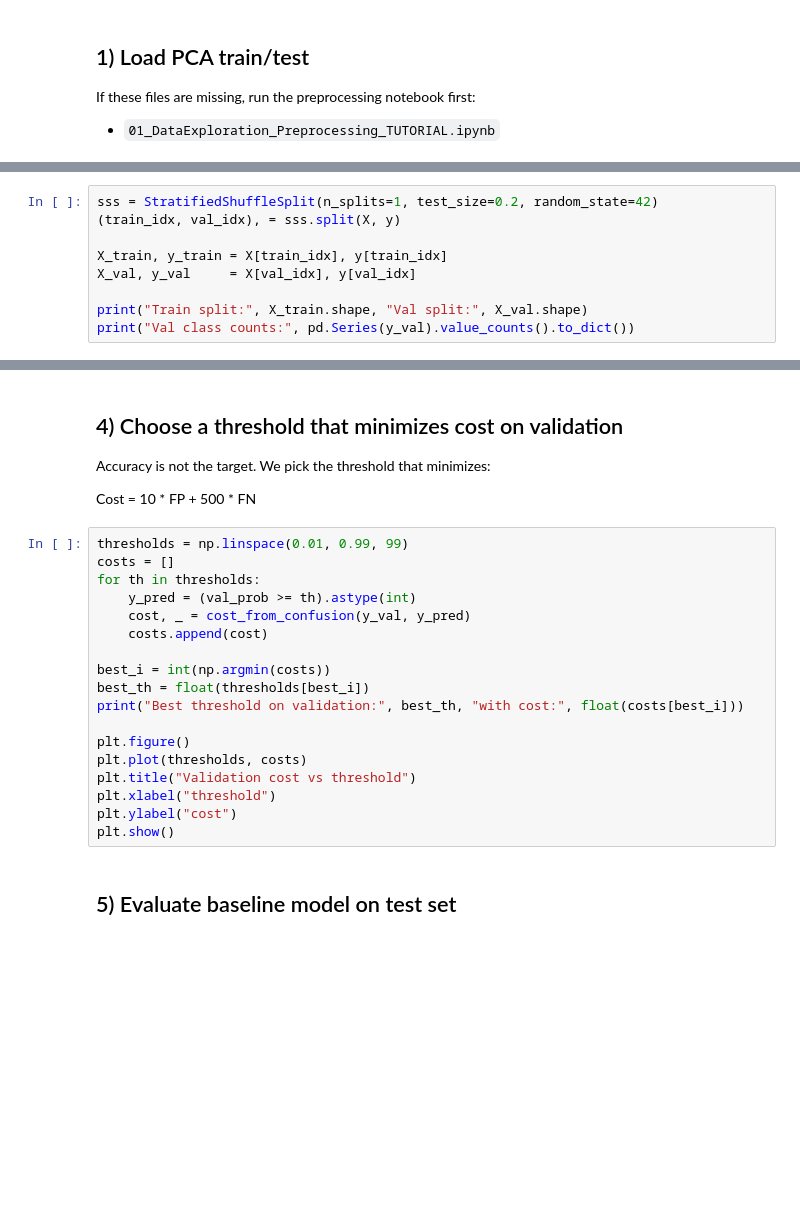
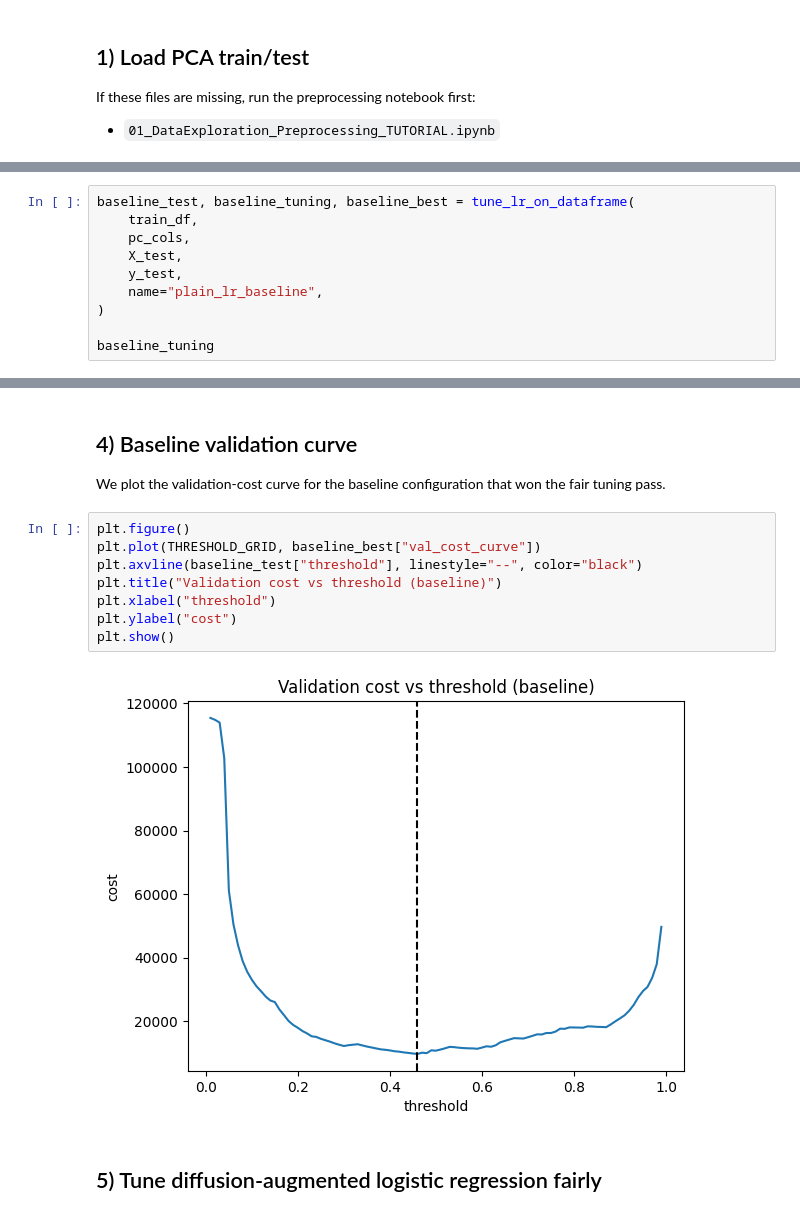
Before and after one commit to rulala/ieee-diffusion-demo, a Jupyter notebook: notebooks/aps/04_Cost_Sensitive_Evaluation_TUTORIAL.ipynb, the cells around one changed output, grey strips where cells are left out. Drawn from its saved outputs; the diff is of its cells as text; blank space fills up the shorter version.

```diff
--- a/notebooks/aps/04_Cost_Sensitive_Evaluation_TUTORIAL.ipynb
+++ b/notebooks/aps/04_Cost_Sensitive_Evaluation_TUTORIAL.ipynb
@@ -106,9 +174,10 @@ We choose the decision threshold using the validation split (to avoid tuning on
 # %%
-sss = StratifiedShuffleSplit(n_splits=1, test_size=0.2, random_state=42)
-(train_idx, val_idx), = sss.split(X, y)
+baseline_test, baseline_tuning, baseline_best = tune_lr_on_dataframe(
+    train_df,
+    pc_cols,
+    X_test,
+    y_test,
+    name="plain_lr_baseline",
+)
 
-X_train, y_train = X[train_idx], y[train_idx]
-X_val, y_val     = X[val_idx], y[val_idx]
-
-print("Train split:", X_train.shape, "Val split:", X_val.shape)
-print("Val class counts:", pd.Series(y_val).value_counts().to_dict())
+baseline_tuning
@@ -130,27 +214,17 @@ test_prob = clf.predict_proba(X_test)[:, 1]
 # %% [markdown]
-## 4) Choose a threshold that minimizes cost on validation
+## 4) Baseline validation curve
 
-Accuracy is not the target. We pick the threshold that minimizes:
-
-Cost = 10 * FP + 500 * FN
+We plot the validation-cost curve for the baseline configuration that won the fair tuning pass.
 # %%
-thresholds = np.linspace(0.01, 0.99, 99)
-costs = []
-for th in thresholds:
-    y_pred = (val_prob >= th).astype(int)
-    cost, _ = cost_from_confusion(y_val, y_pred)
-    costs.append(cost)
-
-best_i = int(np.argmin(costs))
-best_th = float(thresholds[best_i])
-print("Best threshold on validation:", best_th, "with cost:", float(costs[best_i]))
-
 plt.figure()
-plt.plot(thresholds, costs)
-plt.title("Validation cost vs threshold")
+plt.plot(THRESHOLD_GRID, baseline_best["val_cost_curve"])
+plt.axvline(baseline_test["threshold"], linestyle="--", color="black")
+plt.title("Validation cost vs threshold (baseline)")
 plt.xlabel("threshold")
 plt.ylabel("cost")
 plt.show()
+# %% [output]
+[figure, added]
 # %% [markdown]
-## 5) Evaluate baseline model on test set
+## 5) Tune diffusion-augmented logistic regression fairly
 # %%
```
Also changed, not shown: parts of 14 cells of this notebook, 6 other files.
